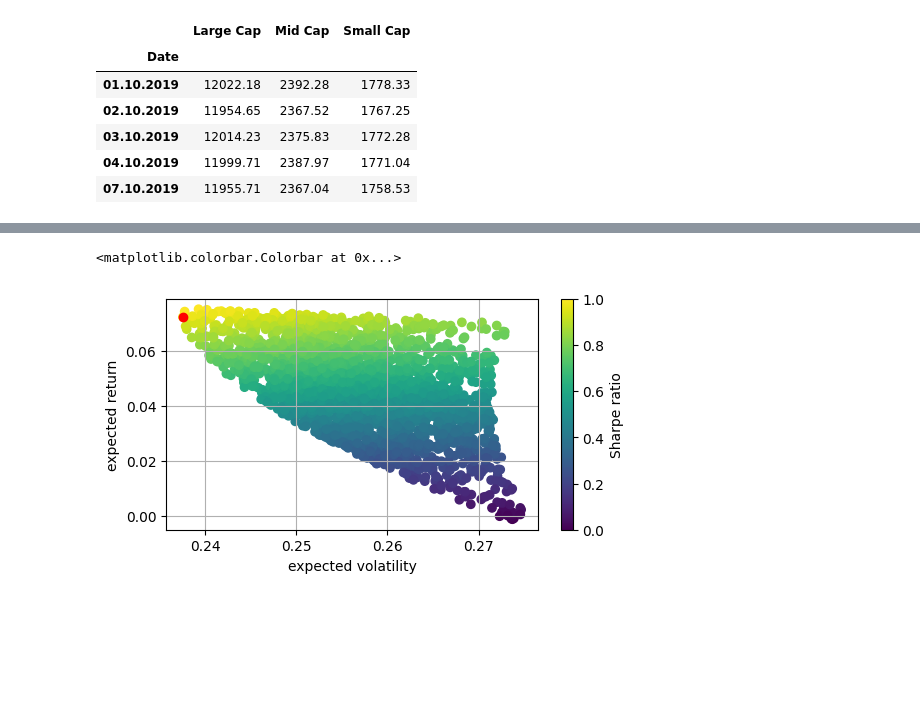
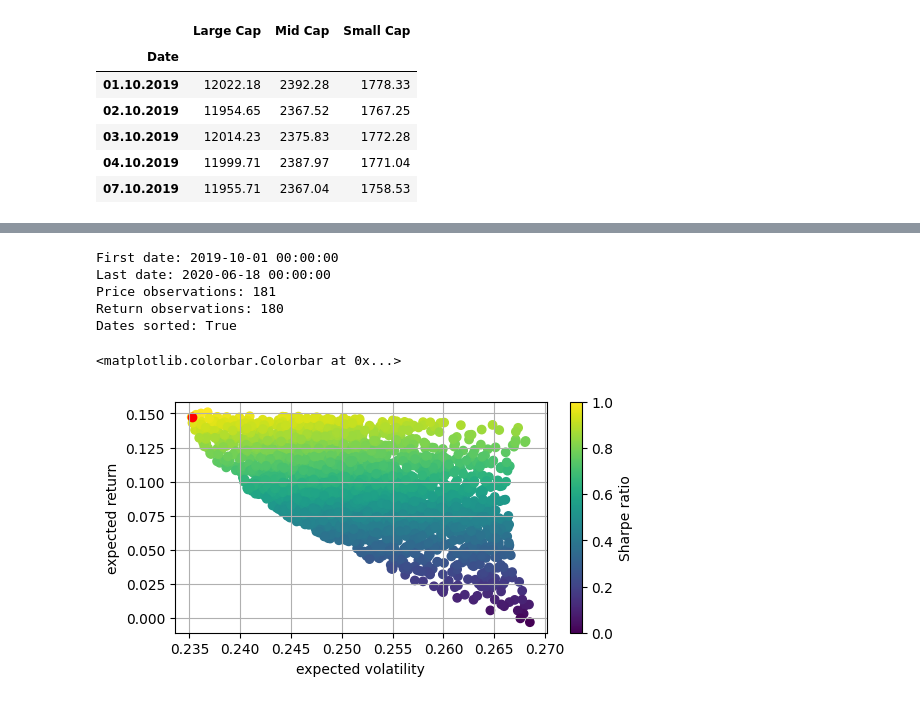
Before and after one commit to noman576/Emerging-Market-Premium-python., a Jupyter notebook: Final_Emerging_Covid.ipynb, the cells around one changed output, grey strips where cells are left out. Cells and saved outputs as stored; diff of their text form; code cells hidden in the pictures; blank space fills up the shorter version.

```diff
--- a/Final_Emerging_Covid.ipynb
+++ b/Final_Emerging_Covid.ipynb
@@ -54,0 +23,20 @@ dtype: float64
+# %%
+# Convert dates to a proper datetime index
+prices.index = pd.to_datetime(
+    prices.index,
+    dayfirst=True
+)
+
+# Sort observations chronologically
+prices = prices.sort_index()
+
+# Annualized expected returns using trading days
+trading_days = 250
+
+daily_returns = prices.pct_change(
+    fill_method=None
+).dropna()
+
+e_r = daily_returns.mean() * trading_days
+
+e_r
@@ -54,0 +49,4 @@ dtype: float64
+# %%
+# Covariance of daily simple returns
+cov_matrix = daily_returns.cov()
+cov_matrix
@@ -54,0 +58,4 @@ dtype: float64
+# %%
+# Annualized volatility using the same daily returns
+sd = daily_returns.std() * np.sqrt(trading_days)
+sd
@@ -73,6 +86,8 @@ num_assets = len(prices.columns)
 num_portfolios = 2500
 # %%
 # Calculation of the weights of the particular indices by frequently random
+np.random.seed(42)
+
 for portfolio in range(num_portfolios):
     weights = np.random.random(num_assets)
     weights = weights/np.sum(weights)
@@ -81,7 +96,7 @@ for portfolio in range(num_portfolios):
     p_ret.append(returns)
     var = cov_matrix.mul(weights, axis=0).mul(weights, axis=1).sum().sum()
     sd = np.sqrt(var)
-    ann_sd = sd*np.sqrt(250)
+    ann_sd = sd*np.sqrt(trading_days)
     p_vol.append(ann_sd)
 # %%
 # Return and Volatility Variables for plotting the portfolios
@@ -125,15 +140,28 @@ np.float64(0.0904682894295689)
+# %%
+
+print("First date:", prices.index.min())
+print("Last date:", prices.index.max())
+print("Price observations:", len(prices))
+print("Return observations:", len(daily_returns))
+print("Dates sorted:", prices.index.is_monotonic_increasing)
+# %% [output]
+First date: 2019-10-01 00:00:00
+Last date: 2020-06-18 00:00:00
+Price observations: 181
+Return observations: 180
+Dates sorted: True
 # %%
 # Visualization of the MVP into the portfolio figure with a red point
 plt.subplots(figsize=(6,3))
-plt.scatter(portfolios["Volatility"], portfolios["Returns"], c = portfolios["Returns"]/portfolios["Volatility"])
+plt.scatter(portfolios["Volatility"], portfolios["Returns"], c = (portfolios["Returns"]-rf)/portfolios["Volatility"])
 plt.scatter(min_var_port[1], min_var_port[0], color="r")
 plt.grid(True)
 plt.xlabel('expected volatility')
 plt.ylabel('expected return')
 plt.colorbar(label='Sharpe ratio')
 # %% [output]
 <matplotlib.colorbar.Colorbar at 0x...>
-[figure, old version]
+[figure, new version]
 # %%
 # The portfolio with the maximum sharpe ratio is saved in the variable optimal_risky_portfolio and the summary is shown below
 optimal_risky_portfolio = portfolios.iloc[((portfolios["Returns"]-rf)/portfolios["Volatility"]).idxmax()]
```
Also changed, not shown: parts of 14 cells of this notebook.
